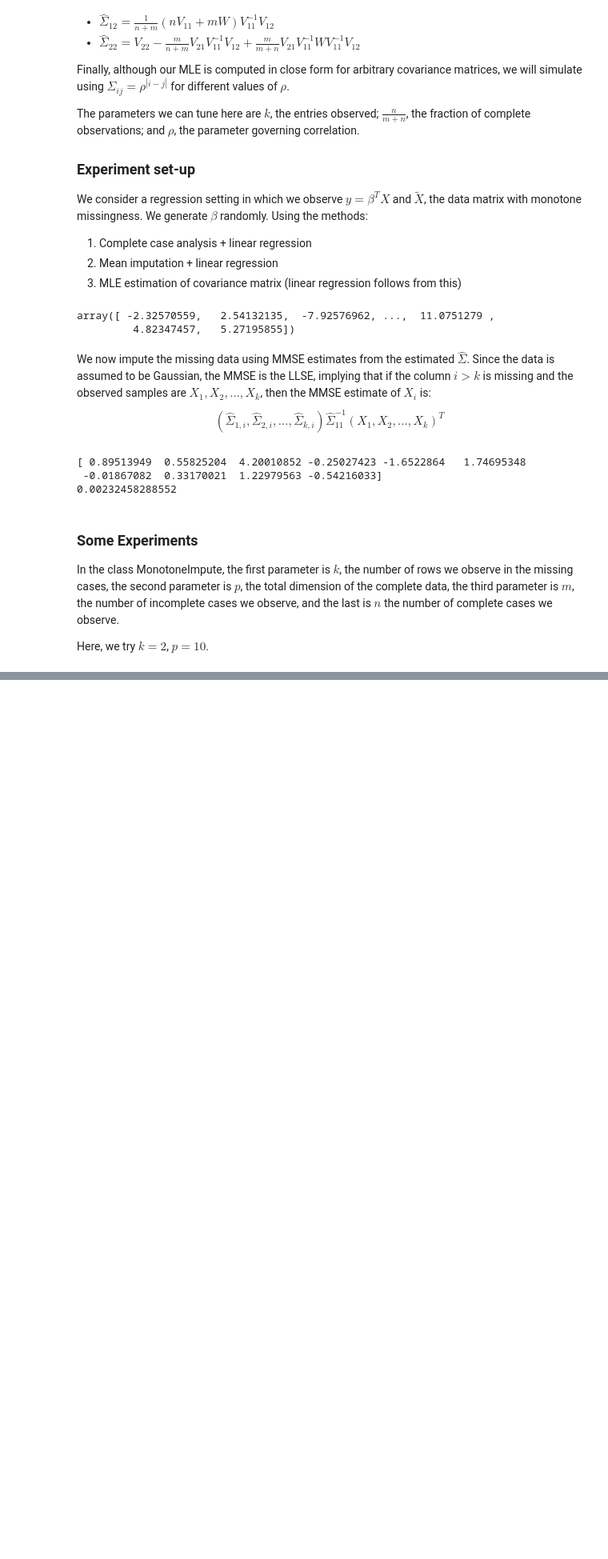
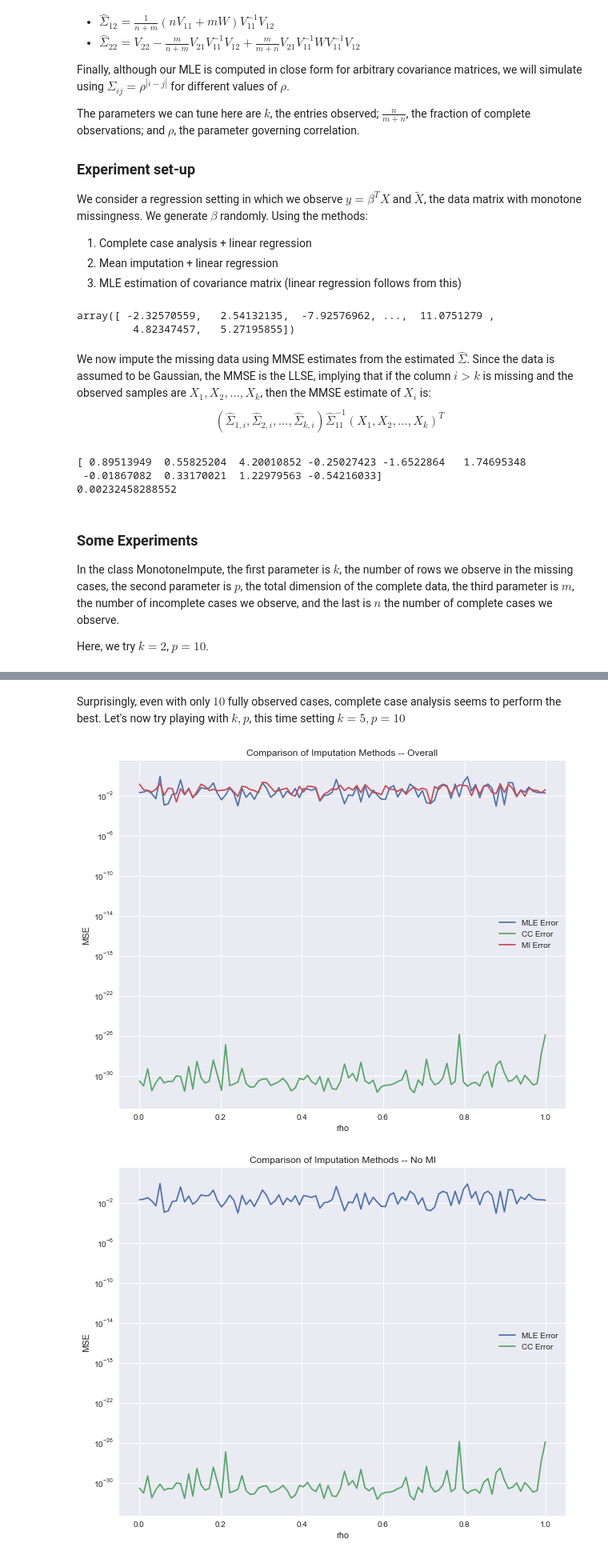
Before and after one commit to kabirc/MissingData, a Jupyter notebook: MLE vs. Imputation (Monotone).ipynb, the cells around one changed output, grey strips where cells are left out. Shown at 80% size. Saved outputs shown, nothing was run; the diff lists cells and outputs as text; code cells hidden in the pictures; blank space fills up the shorter version.

```diff
--- a/MLE vs. Imputation (Monotone).ipynb
+++ b/MLE vs. Imputation (Monotone).ipynb
@@ -251,0 +260,8 @@ It seems fairly clear that in the above comparison,
+# %% [markdown]
+Surprisingly, even with only $10$ fully observed cases, complete case analysis seems to perform the best.  Let's now try playing with $k,p$, this time setting $k=5, p=10$
+# %%
+tester = MonotoneImpute(5, 10, 1000, 10)
+tester.run_simulations(np.linspace(0.001, 0.999, 100))
+# %% [output]
+[figure, added]
+[figure, added]
```
Also changed, not shown: parts of 9 cells of this notebook.
